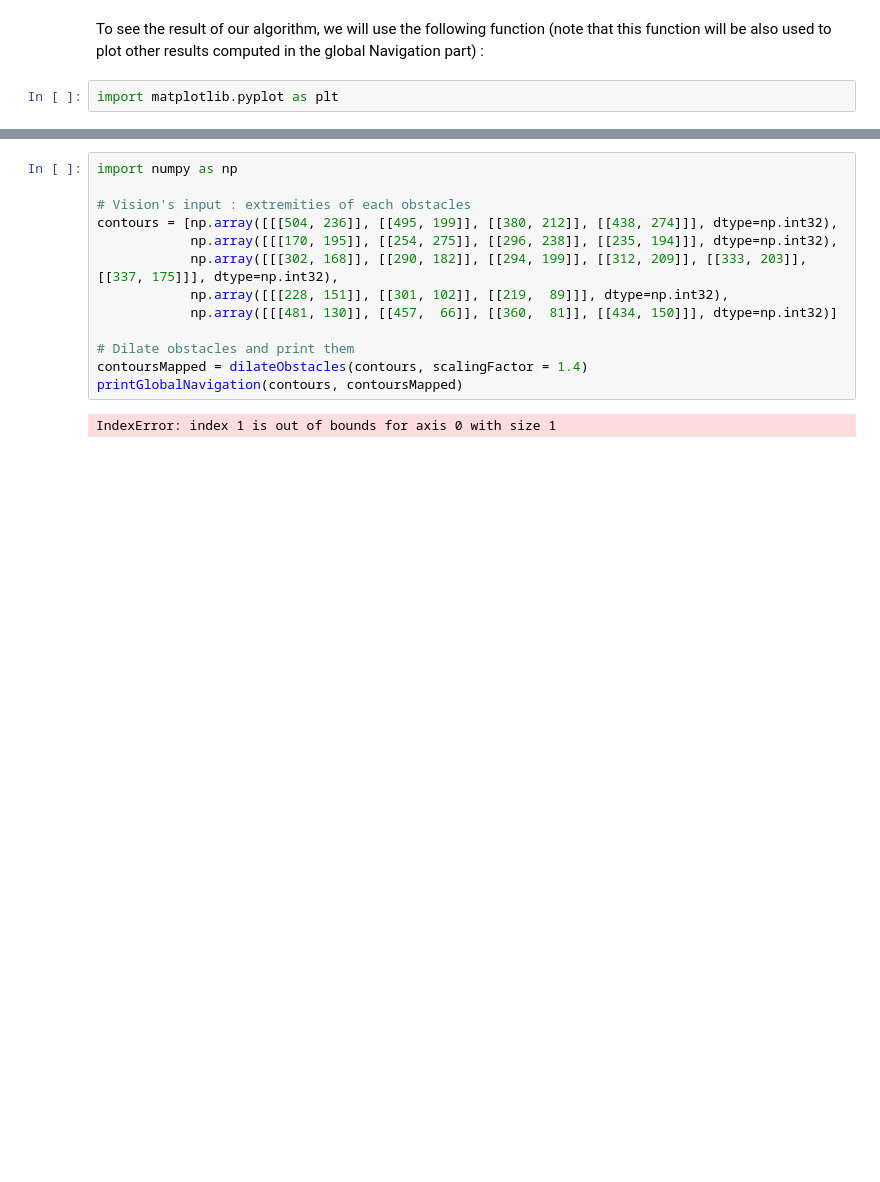
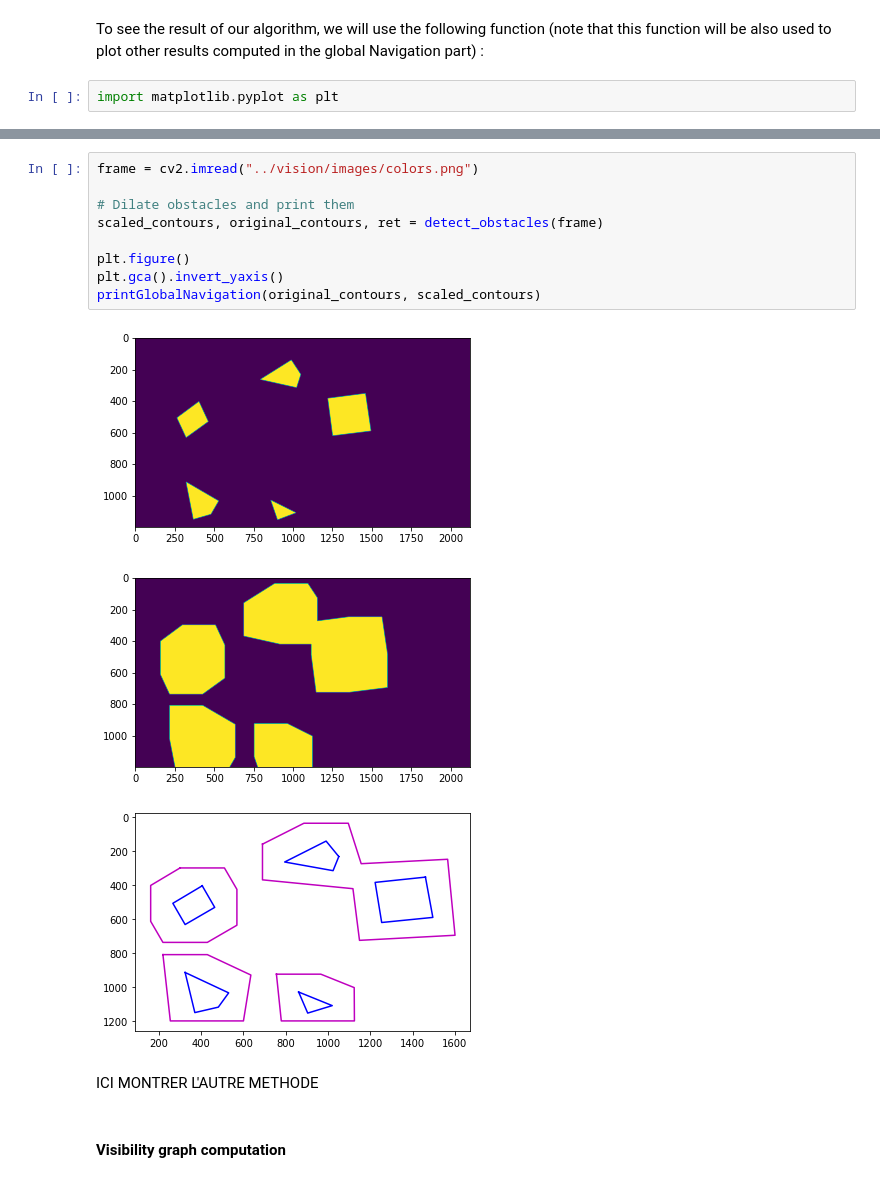
Before and after one commit to iac26/projet_robotique_2020, a Jupyter notebook: src/globalNavigation/globalNavigation.ipynb, the cells around one changed output, grey strips where cells are left out. Saved outputs shown, nothing was run; the diff lists cells and outputs as text; blank space fills up the shorter version.

```diff
--- a/src/globalNavigation/globalNavigation.ipynb
+++ b/src/globalNavigation/globalNavigation.ipynb
@@ -201,18 +189,20 @@ def printGlobalNavigation(contours, contoursMapped, possibleDisplacement = {}, i
             plt.arrow(trajectory[i-1][X], trajectory[i-1][Y], trajectory[i][X] - trajectory[i-1][X], trajectory[i][Y] - trajectory[i-1][Y], head_width=8, length_includes_head=True, color  = 'k', width = 2)
 
     plt.show()
-# %%
-import numpy as np
-
-# Vision's input : extremities of each obstacles
-contours = [np.array([[[504, 236]], [[495, 199]], [[380, 212]], [[438, 274]]], dtype=np.int32),
-            np.array([[[170, 195]], [[254, 275]], [[296, 238]], [[235, 194]]], dtype=np.int32),
-            np.array([[[302, 168]], [[290, 182]], [[294, 199]], [[312, 209]], [[333, 203]], [[337, 175]]], dtype=np.int32),
-            np.array([[[228, 151]], [[301, 102]], [[219,  89]]], dtype=np.int32),
-            np.array([[[481, 130]], [[457,  66]], [[360,  81]], [[434, 150]]], dtype=np.int32)]
-
-# Dilate obstacles and print them
-contoursMapped = dilateObstacles(contours, scalingFactor = 1.4)
-printGlobalNavigation(contours, contoursMapped)
-# %% [output]
-IndexError: index 1 is out of bounds for axis 0 with size 1
+# %%
+frame = cv2.imread("../vision/images/colors.png")
+
+# Dilate obstacles and print them
+scaled_contours, original_contours, ret = detect_obstacles(frame)
+
+plt.figure()
+plt.gca().invert_yaxis()
+printGlobalNavigation(original_contours, scaled_contours)
+# %% [output]
+[figure, added]
+[figure, added]
+[figure, added]
+# %% [markdown]
+ICI MONTRER L'AUTRE METHODE
+# %% [markdown]
+#### Visibility graph computation
```
Also changed, not shown: parts of 13 cells of this notebook.
